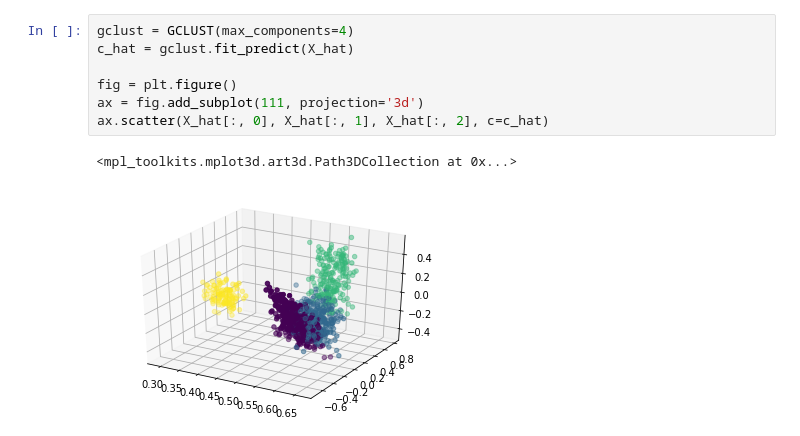
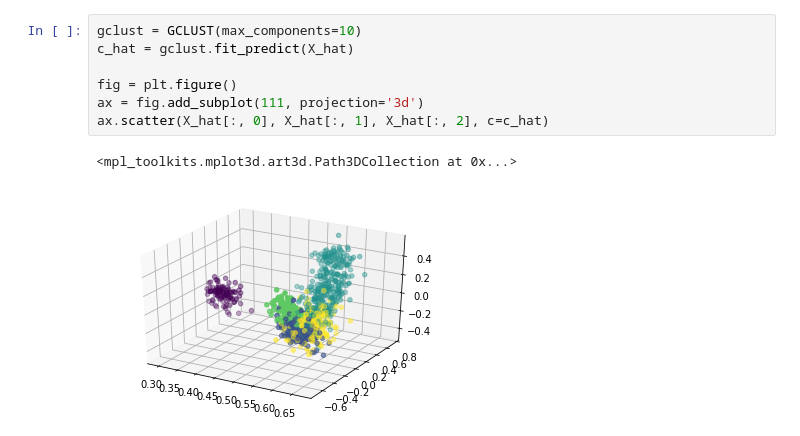
Before and after one commit to neurodata/weighted_graph_models, a Jupyter notebook: cyclops.ipynb, the cells around one changed output. Cells and saved outputs as stored; diff of their text form.

```diff
--- a/cyclops.ipynb
+++ b/cyclops.ipynb
@@ -104,10 +166,10 @@ ax.scatter(X_hat[:, 0], X_hat[:, 1], X_hat[:, 2], c=c)
 # %%
-gclust = GCLUST(max_components=4)
+gclust = GCLUST(max_components=10)
 c_hat = gclust.fit_predict(X_hat)
 
 fig = plt.figure()
 ax = fig.add_subplot(111, projection='3d')
 ax.scatter(X_hat[:, 0], X_hat[:, 1], X_hat[:, 2], c=c_hat)
 # %% [output]
 <mpl_toolkits.mplot3d.art3d.Path3DCollection at 0x...>
-[figure, old version]
+[figure, new version]
```
Also changed, not shown: parts of 31 cells of this notebook, 5 other files.
